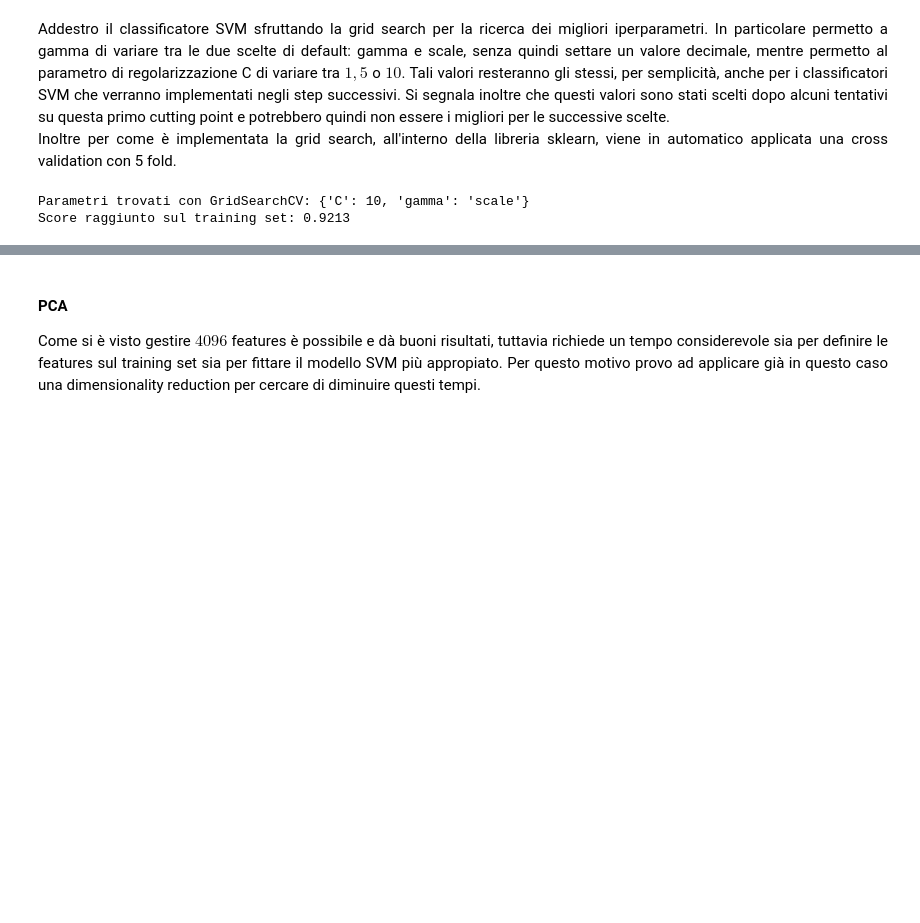
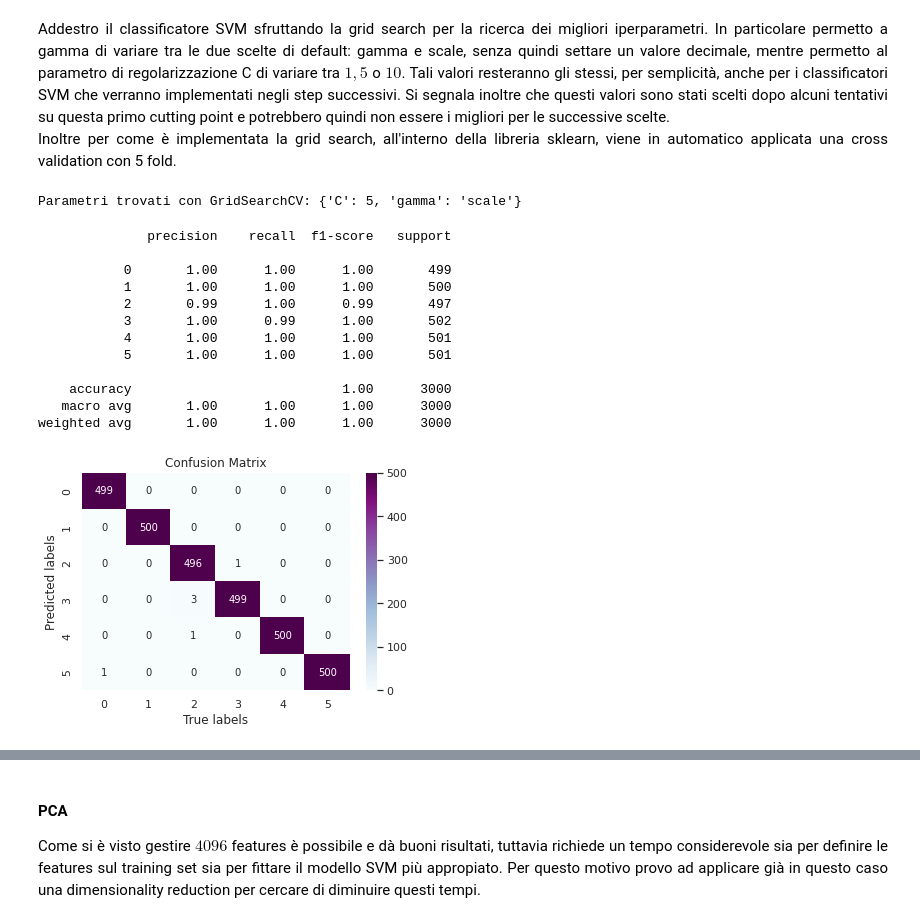
Before and after one commit to rconfa/Deep-Learning-Assignment, a Jupyter notebook: Assignment4-TransferLearning/Assignment4.ipynb, the cells around one changed output, grey strips where cells are left out. Drawn from its saved outputs; the diff is of its cells as text; code cells hidden in the pictures; blank space fills up the shorter version.

Commit message:
Fix error on training score

```diff
--- a/Assignment4-TransferLearning/Assignment4.ipynb
+++ b/Assignment4-TransferLearning/Assignment4.ipynb
@@ -264,10 +264,8 @@ fit_time = (time.time() - start_time)
 
 # check score for training set
 print('Parametri trovati con GridSearchCV:', clf.best_params_)
-print('Score raggiunto sul training set:', round(clf.best_score_, 4))
 # %% [output]
-Parametri trovati con GridSearchCV: {'C': 10, 'gamma': 'scale'}
-Score raggiunto sul training set: 0.9213
+Parametri trovati con GridSearchCV: {'C': 5, 'gamma': 'scale'}
 # %%
 # function to make and evaluate prediction given a classifier, a set of features and real labels
 def evaluate_prediction(clf, features, y_hat):
@@ -285,4 +283,21 @@ def evaluate_prediction(clf, features, y_hat):
 
   ax.set_xlabel('True labels'); ax.set_ylabel('Predicted labels');
   ax.set_title('Confusion Matrix');
+# %%
+# evaluate performance on training set
+evaluate_prediction(clf, features, y_train)
+# %% [output]
+              precision    recall  f1-score   support
+
+           0       1.00      1.00      1.00       499
+           1       1.00      1.00      1.00       500
+           2       0.99      1.00      0.99       497
+           3       1.00      0.99      1.00       502
+           4       1.00      1.00      1.00       501
+           5       1.00      1.00      1.00       501
+
+    accuracy                           1.00      3000
+   macro avg       1.00      1.00      1.00      3000
+weighted avg       1.00      1.00      1.00      3000
+[figure, added]
 # %%
```
Also changed, not shown: parts of 25 cells of this notebook, 1 other file.
